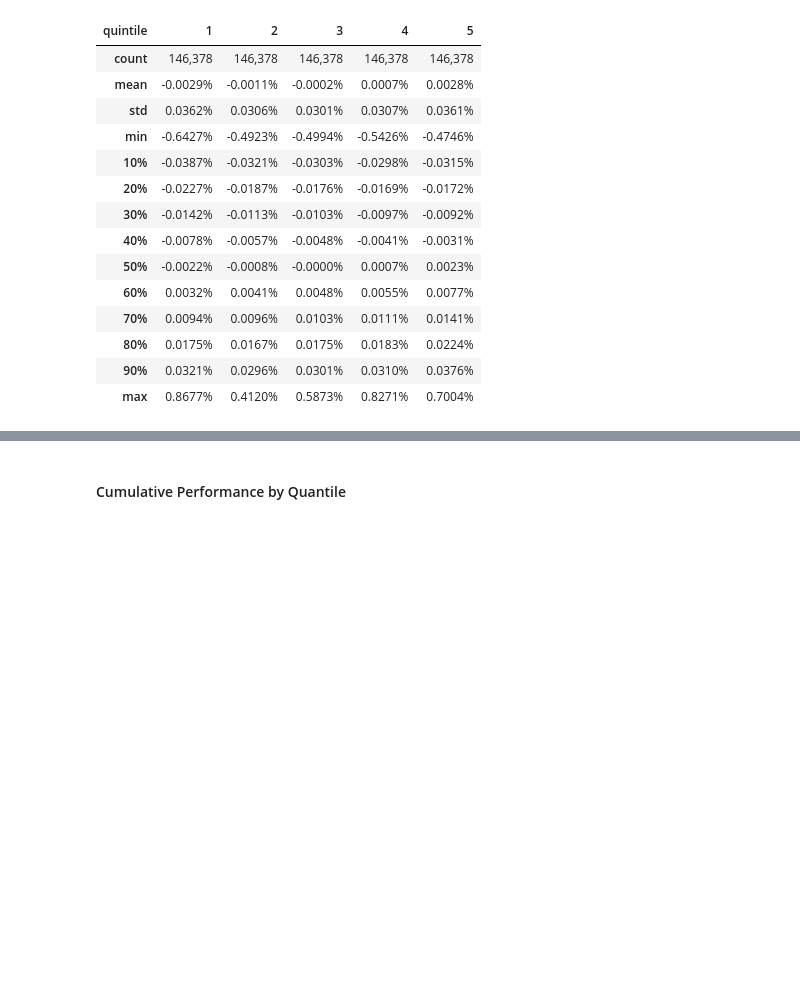
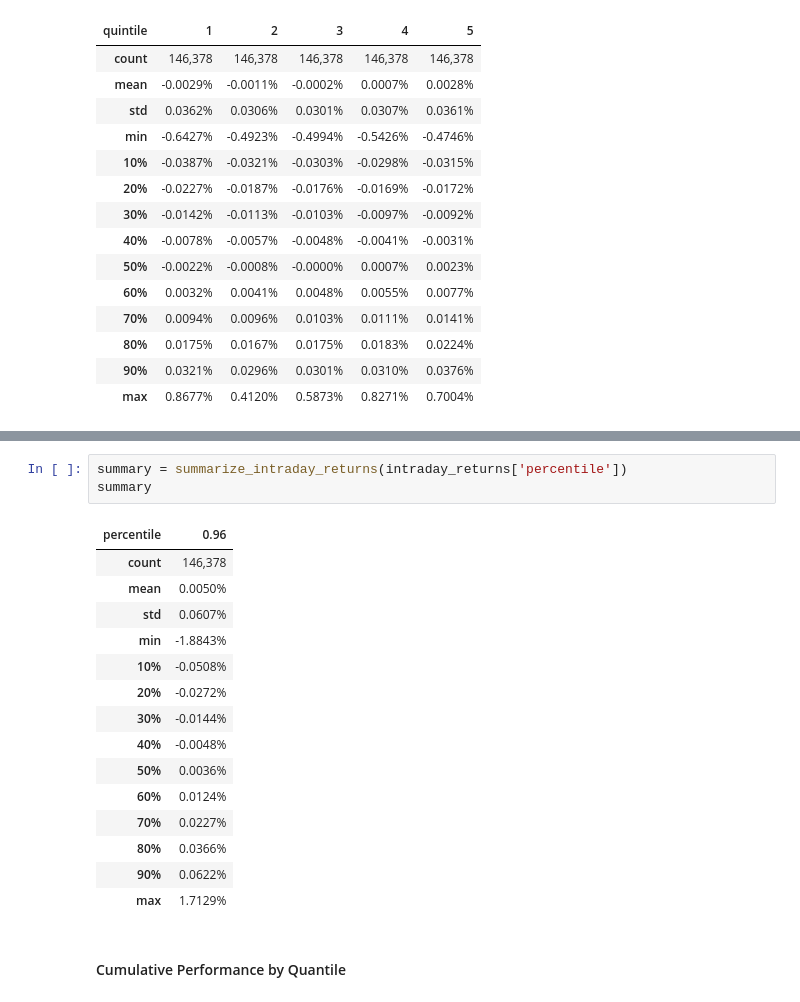
Before and after one commit to fovi-llc/machine-learning-for-trading, a Jupyter notebook: 12_gradient_boosting_machines/11_intraday_model_fast_src.ipynb, the cells around one changed output, grey strips where cells are left out. Drawn from its saved outputs; the diff is of its cells as text; blank space fills up the shorter version.

```diff
--- a/12_gradient_boosting_machines/11_intraday_model_fast_src.ipynb
+++ b/12_gradient_boosting_machines/11_intraday_model_fast_src.ipynb
@@ -1054,6 +1075,25 @@ summary
 | 80% | 0.0211% | 0.0195% | 0.0189% | 0.0192% | 0.0194% | 0.0198% | 0.0201% | 0.0207% | 0.0222% | 0.0274% |
 | 90% | 0.0385% | 0.0344% | 0.0330% | 0.0329% | 0.0331% | 0.0335% | 0.0338% | 0.0348% | 0.0372% | 0.0459% |
 | max | 0.8492% | 0.9112% | 0.6779% | 0.7487% | 0.7020% | 0.6019% | 0.8668% | 1.3285% | 0.5455% | 1.3391% |
+# %%
+summary = summarize_intraday_returns(intraday_returns['percentile'])
+summary
+# %% [output]
+| percentile | 0.96 |
+| count | 146,378 |
+| mean | 0.0050% |
+| std | 0.0607% |
+| min | -1.8843% |
+| 10% | -0.0508% |
+| 20% | -0.0272% |
+| 30% | -0.0144% |
+| 40% | -0.0048% |
+| 50% | 0.0036% |
+| 60% | 0.0124% |
+| 70% | 0.0227% |
+| 80% | 0.0366% |
+| 90% | 0.0622% |
+| max | 1.7129% |
 # %% [markdown]
 #### Cumulative Performance by Quantile
 # %% [markdown]
```
Also changed, not shown: parts of 25 cells of this notebook, 1 other file.
